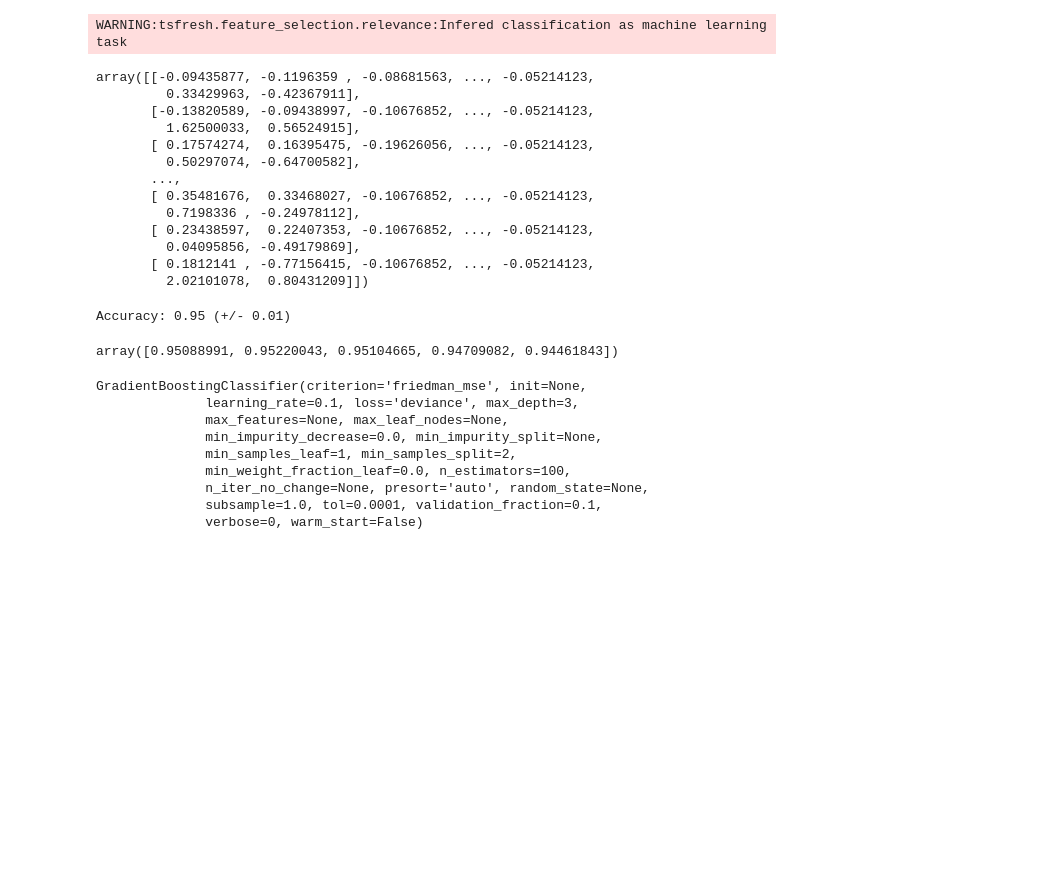
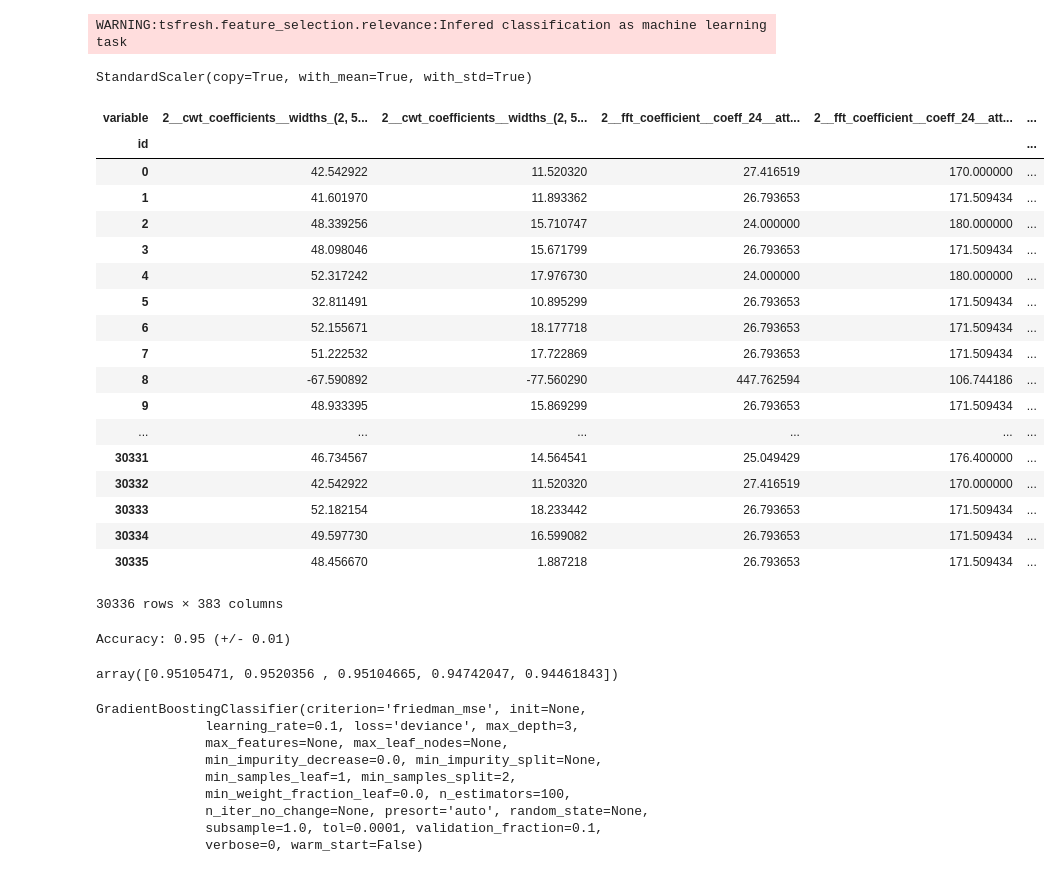
Before and after one commit to chanjunweimy/cs5228project, a Jupyter notebook: data_exploration.ipynb, the cells around one changed output. Drawn from its saved outputs; the diff is of its cells as text; code cells hidden in the pictures; blank space fills up the shorter version.

```diff
--- a/data_exploration.ipynb
+++ b/data_exploration.ipynb
@@ -274,25 +274,37 @@ impute(extracted_features)
 features_filtered = select_features(extracted_features, y)
 # %% [output]
 WARNING:tsfresh.feature_selection.relevance:Infered classification as machine learning task
+# %%
+scaler = preprocessing.StandardScaler().fit(features_filtered)
+scaler
+# %% [output]
+StandardScaler(copy=True, with_mean=True, with_std=True)
 # %%
 from sklearn import preprocessing
 
-XTrain = preprocessing.scale(features_filtered)
+XTrain = features_filtered
+# XTrain = scaler.transform(features_filtered)
 XTrain
 # %% [output]
+| variable | 2__cwt_coefficients__widths_(2, 5... | 2__cwt_coefficients__widths_(2, 5... | 2__fft_coefficient__coeff_24__att... | 2__fft_coefficient__coeff_24__att... | ... |
+| id |  |  |  |  | ... |
+| 0 | 42.542922 | 11.520320 | 27.416519 | 170.000000 | ... |
+| 1 | 41.601970 | 11.893362 | 26.793653 | 171.509434 | ... |
+| 2 | 48.339256 | 15.710747 | 24.000000 | 180.000000 | ... |
+| 3 | 48.098046 | 15.671799 | 26.793653 | 171.509434 | ... |
+| 4 | 52.317242 | 17.976730 | 24.000000 | 180.000000 | ... |
+| 5 | 32.811491 | 10.895299 | 26.793653 | 171.509434 | ... |
+| 6 | 52.155671 | 18.177718 | 26.793653 | 171.509434 | ... |
+| 7 | 51.222532 | 17.722869 | 26.793653 | 171.509434 | ... |
+| 8 | -67.590892 | -77.560290 | 447.762594 | 106.744186 | ... |
+| 9 | 48.933395 | 15.869299 | 26.793653 | 171.509434 | ... |
+| ... | ... | ... | ... | ... | ... |
+| 30331 | 46.734567 | 14.564541 | 25.049429 | 176.400000 | ... |
+| 30332 | 42.542922 | 11.520320 | 27.416519 | 170.000000 | ... |
+| 30333 | 52.182154 | 18.233442 | 26.793653 | 171.509434 | ... |
+| 30334 | 49.597730 | 16.599082 | 26.793653 | 171.509434 | ... |
+| 30335 | 48.456670 | 1.887218 | 26.793653 | 171.509434 | ... |
-array([[-0.09435877, -0.1196359 , -0.08681563, ..., -0.05214123,
-         0.33429963, -0.42367911],
-       [-0.13820589, -0.09438997, -0.10676852, ..., -0.05214123,
-         1.62500033,  0.56524915],
-       [ 0.17574274,  0.16395475, -0.19626056, ..., -0.05214123,
-         0.50297074, -0.64700582],
-       ...,
-       [ 0.35481676,  0.33468027, -0.10676852, ..., -0.05214123,
-         0.7198336 , -0.24978112],
-       [ 0.23438597,  0.22407353, -0.10676852, ..., -0.05214123,
-         0.04095856, -0.49179869],
-       [ 0.1812141 , -0.77156415, -0.10676852, ..., -0.05214123,
-         2.02101078,  0.80431209]])
+30336 rows × 383 columns
 # %%
 from sklearn.ensemble import GradientBoostingClassifier
 from sklearn.model_selection import cross_val_score
@@ -303,7 +315,7 @@ print("Accuracy: %0.2f (+/- %0.2f)" % (scores.mean(), scores.std() * 2))
 scores
 # %% [output]
 Accuracy: 0.95 (+/- 0.01)
-array([0.95088991, 0.95220043, 0.95104665, 0.94709082, 0.94461843])
+array([0.95105471, 0.9520356 , 0.95104665, 0.94742047, 0.94461843])
 # %%
 gb_clf.fit(XTrain, y)
 # %% [output]
```
Also changed, not shown: parts of 8 cells of this notebook, 2 other files.
